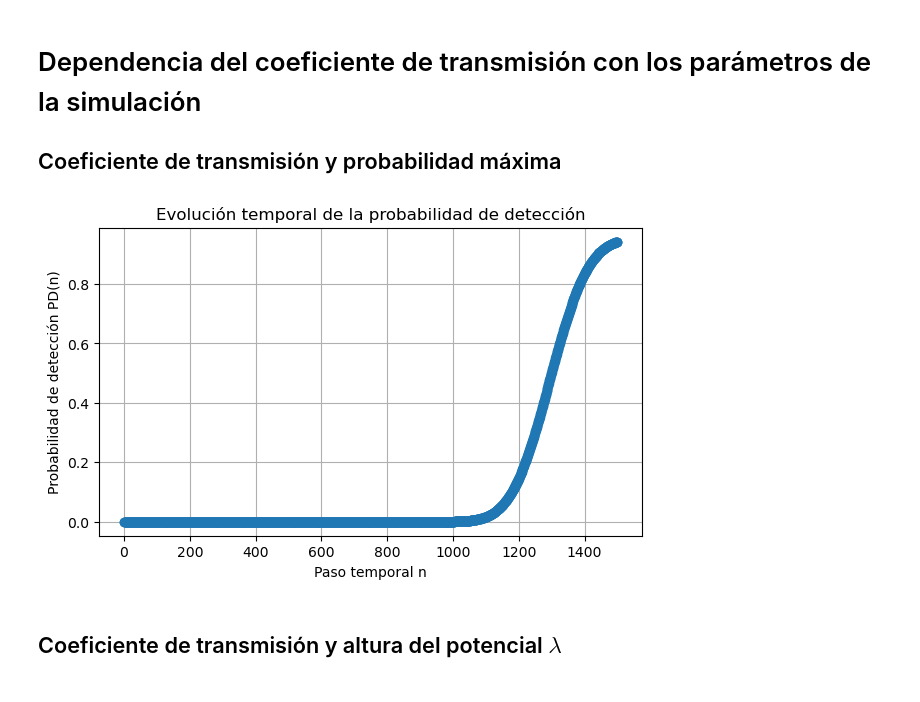
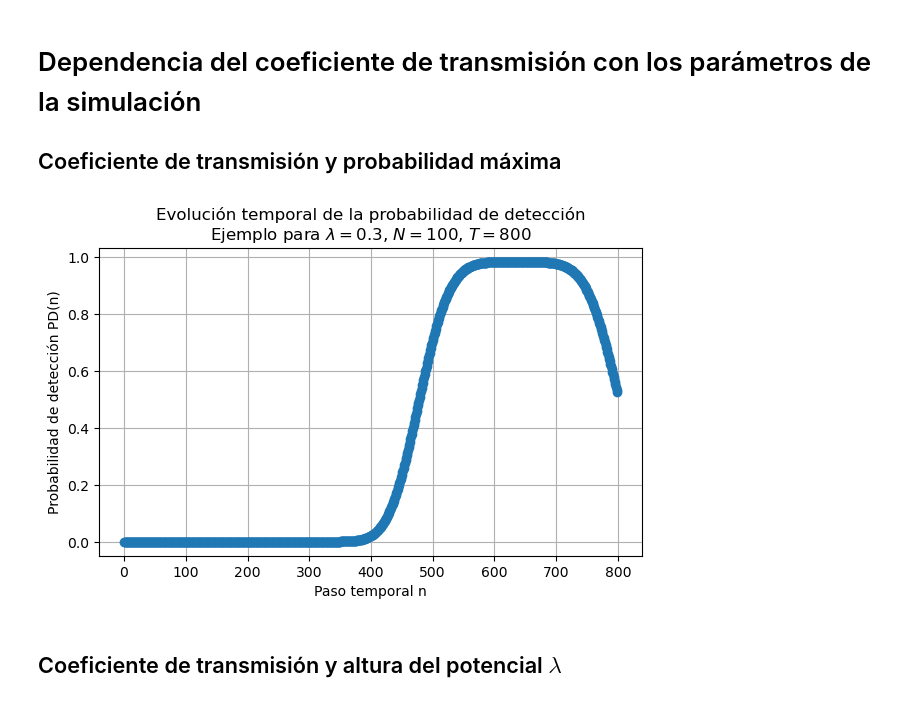
Before and after one commit to ireneblram/Fisica-Computacional-2024-2025, a Jupyter notebook: Voluntario3/Codigo_ficheros/Representacionesgraficas.ipynb, the cells around one changed output. Drawn from its saved outputs; the diff is of its cells as text; code cells hidden in the pictures.

```diff
--- a/Voluntario3/Codigo_ficheros/Representacionesgraficas.ipynb
+++ b/Voluntario3/Codigo_ficheros/Representacionesgraficas.ipynb
@@ -13,20 +13,20 @@
 # %%
 import numpy as np
 import matplotlib.pyplot as plt
 
 # Cargar los datos
-n, PD = np.loadtxt("PD_vs_t.dat", unpack=True)
+n, PD = np.loadtxt("PD.dat", unpack=True)
 
 # Graficar
 plt.figure(figsize=(7,4))
 plt.plot(n, PD, marker='o', linestyle='-')
 plt.xlabel("Paso temporal n")
 plt.ylabel("Probabilidad de detección PD(n)")
-plt.title("Evolución temporal de la probabilidad de detección")
+plt.title("Evolución temporal de la probabilidad de detección\nEjemplo para $\lambda = 0.3$, $N=100$, $T=800$")
 plt.grid(True)
 plt.show()
 # %% [output]
-[figure, old version]
+[figure, new version]
 # %% [markdown]
 ## Coeficiente de transmisión y altura del potencial $\lambda$
 # %%
```
Also changed, not shown: 24 other files.
